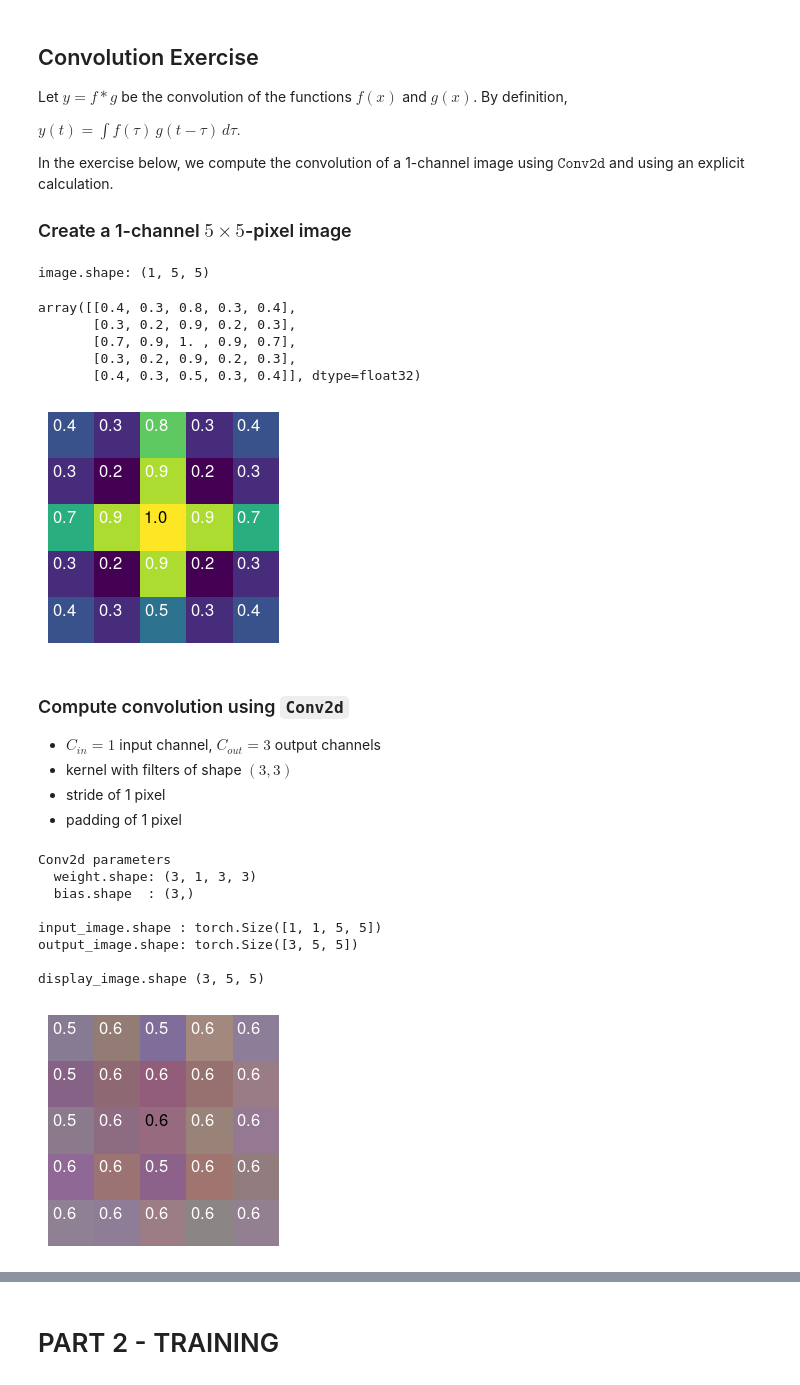
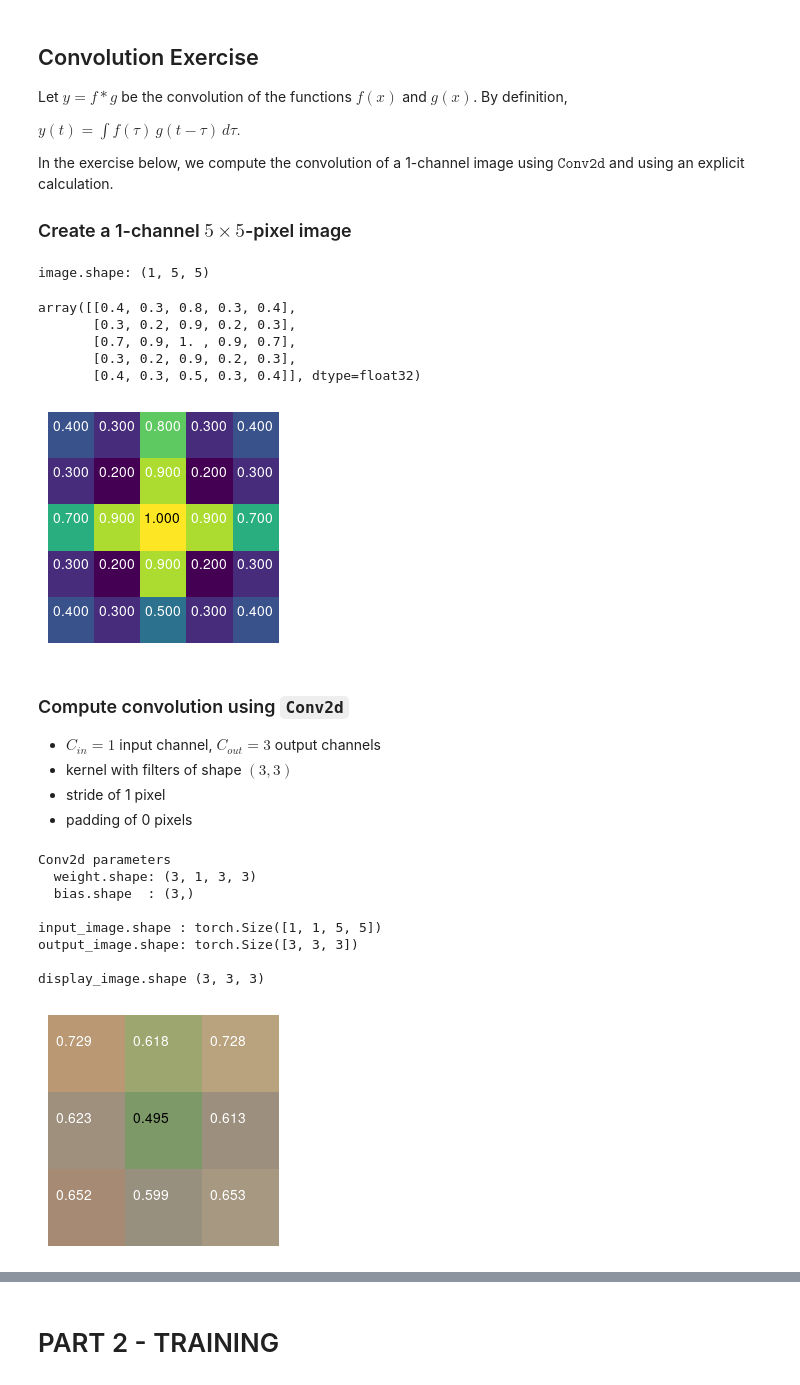
Before and after one commit to hbprosper/mlinphysics, a Jupyter notebook: Labs/04.CNN/tutorial_CNN.ipynb, the cells around one changed output, grey strips where cells are left out. Cells and saved outputs as stored; diff of their text form; code cells hidden in the pictures.

```diff
--- a/Labs/04.CNN/tutorial_CNN.ipynb
+++ b/Labs/04.CNN/tutorial_CNN.ipynb
@@ -204,7 +205,7 @@ def plot_image(image, fgsize=(3, 3), filename='image.png'):
                 c = 'black'
             else:
                 c = 'white'
-            ax.text(x, y, f'{z:3.1f}', color=c, fontsize=12)
+            ax.text(x, y, f'{z:5.3f}', color=c, fontsize=10)
     ax.axis('off')
     #fig.tight_layout()
     plt.savefig(filename)
@@ -220,26 +221,26 @@ array([[0.4, 0.3, 0.8, 0.3, 0.4],
        [0.7, 0.9, 1. , 0.9, 0.7],
        [0.3, 0.2, 0.9, 0.2, 0.3],
        [0.4, 0.3, 0.5, 0.3, 0.4]], dtype=float32)
-[figure, old version]
+[figure, new version]
 # %% [markdown]
 ### Compute convolution using `Conv2d`
   * $C_{in} = 1$ input channel, $C_{out} = 3$ output channels
   * kernel with filters of shape $(3, 3)$
   * stride of 1 pixel
-  * padding of 1 pixel
+  * padding of 0 pixels
 # %%
-C_in  = 1
-C_out = 3
-H_F   = 3
-W_F   = 3
-STRIDE= 1
-PAD   = 1
+C_in   = 1
+C_out  = 3
+H_F    = 3
+W_F    = 3
+STRIDE = 1
+PADDING = 0
 
 conv2d = nn.Conv2d(in_channels=C_in,
                    out_channels=C_out,
                    kernel_size=(H_F, W_F),
                    stride=STRIDE,
-                   padding=PAD)
+                   padding=PADDING)
 
 # get weights (after detaching from computation tree)
 weight = conv2d.state_dict()['weight'].detach().cpu().numpy()
@@ -248,33 +249,33 @@ print('  weight.shape:', weight.shape)
 
 # get biases
 bias = conv2d.state_dict()['bias'].detach().cpu().numpy()
 print('  bias.shape  :', bias.shape)
 print()
 
 # convert image to a float32 tensor of shape  (N, C_in, H, W)
 # (Note: the type is inherited from the numpy array, "image")
 C_in, H, W  = image.shape
 input_image = torch.tensor(image).view(1, C_in, H, W)
 print('input_image.shape :', input_image.shape)
 
 # convolve image and squeeze away dim=0
 output_image = conv2d(input_image).squeeze() # shape (C_out, H, W)
 print('output_image.shape:', output_image.shape)
 print()
 
 # map pixel values of convolved image to [0, 1] and dislay image
 sigmoid = nn.Sigmoid()
 display_image = sigmoid(output_image).detach().cpu().numpy()
 print('display_image.shape', display_image.shape)
 
 plot_image(display_image, filename='convolved_image.png')
 # %% [output]
 Conv2d parameters
   weight.shape: (3, 1, 3, 3)
   bias.shape  : (3,)
 
 input_image.shape : torch.Size([1, 1, 5, 5])
-output_image.shape: torch.Size([3, 5, 5])
+output_image.shape: torch.Size([3, 3, 3])
 
-display_image.shape (3, 5, 5)
+display_image.shape (3, 3, 3)
-[figure, old version]
+[figure, new version]
```
Also changed, not shown: parts of 26 cells of this notebook, 2 other files.
